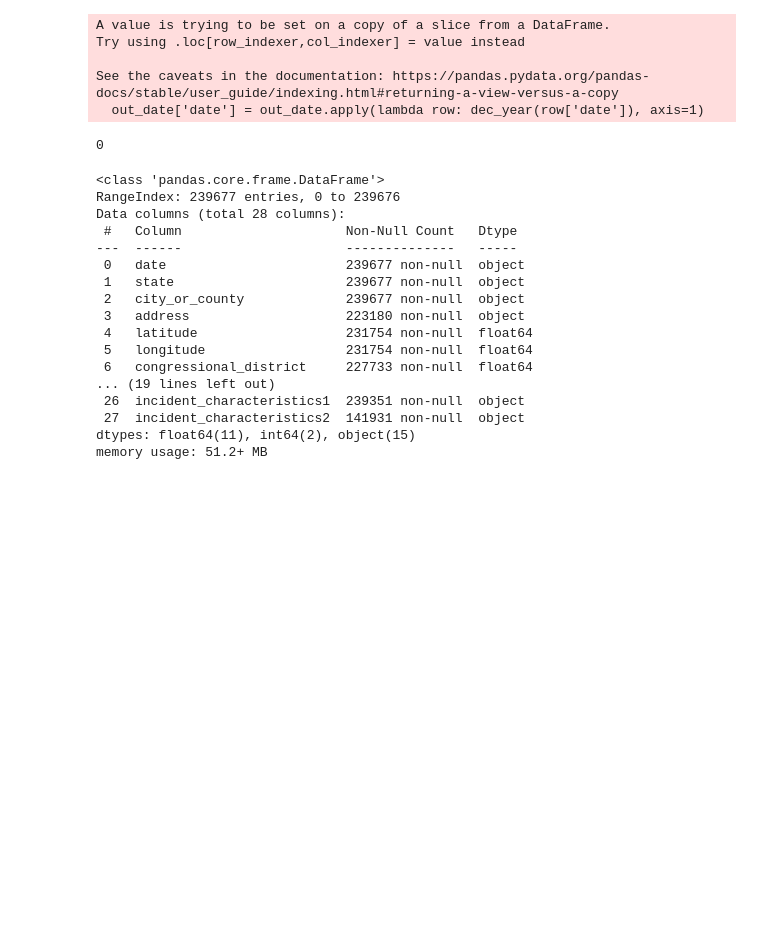
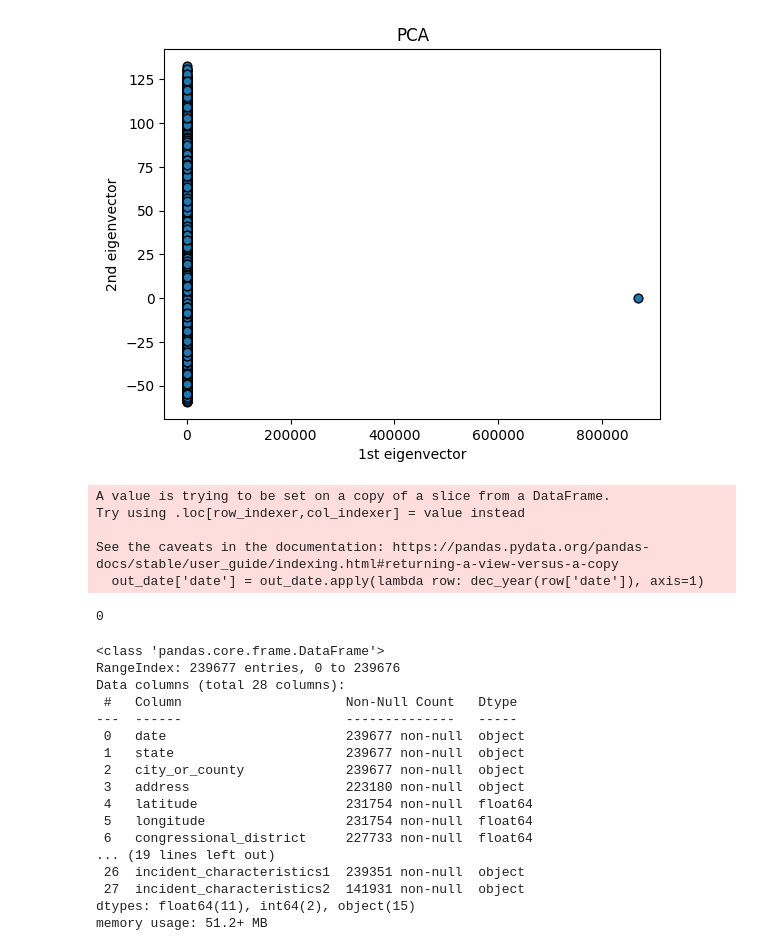
Before and after one commit to gentannipea/DataMining-2023, a Jupyter notebook: notebooks/DataUnderstanding.ipynb, the cells around one changed output. Cells and saved outputs as stored; diff of their text form; code cells hidden in the pictures; blank space fills up the shorter version.

```diff
--- a/notebooks/DataUnderstanding.ipynb
+++ b/notebooks/DataUnderstanding.ipynb
@@ -14,3 +149,16 @@ state_district_house = pd.read_csv(STATEDISHOUSE)
+# %%
+from sklearn.decomposition import PCA
+
+numeric_incidents.dropna(inplace=True)
+
+pca = PCA(n_components=2).fit_transform(numeric_incidents)
+plt.scatter(pca[:, 0], pca[:, 1], cmap=plt.cm.Set1, edgecolor='k', s=40)
+plt.title("PCA")
+plt.xlabel("1st eigenvector")
+plt.ylabel("2nd eigenvector")
+plt.show()
+# %% [output]
+[figure, added]
 # %%
 out_date = (incidents[(incidents['date'] > "2023-10-05")])
 # apply a function to every row in the dataframe
```
Also changed, not shown: parts of 7 cells of this notebook, 2 other files.
